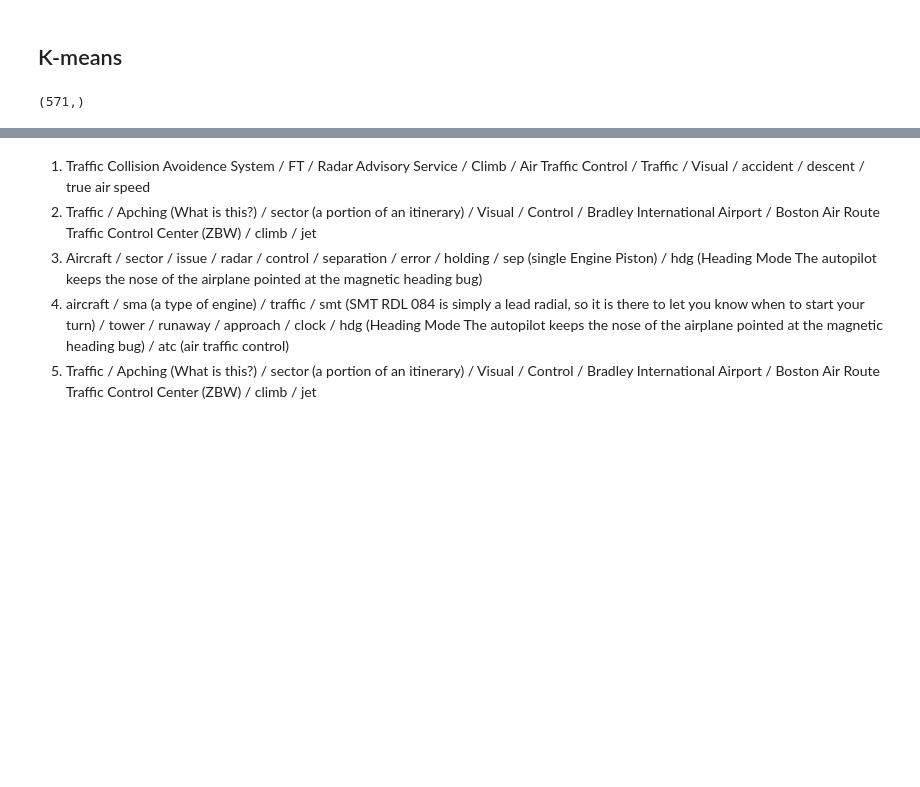
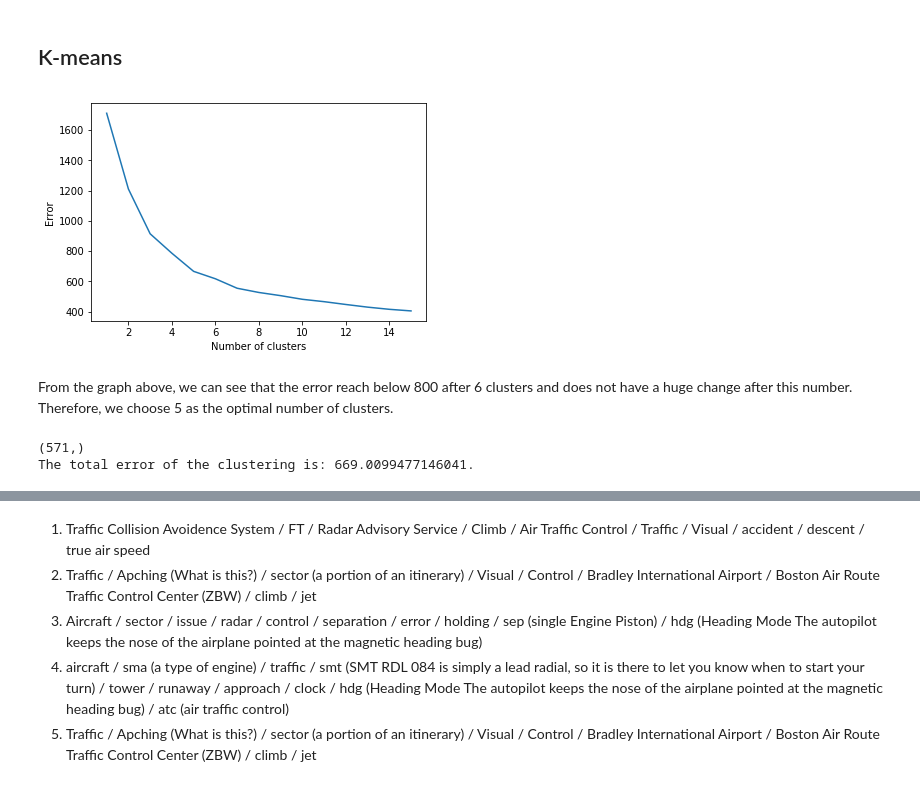
Before and after one commit to lingyigu/acas, a Jupyter notebook: src/03-Clustering.ipynb, the cells around one changed output, grey strips where cells are left out. Drawn from its saved outputs; the diff is of its cells as text; code cells hidden in the pictures; blank space fills up the shorter version.

```diff
--- a/src/03-Clustering.ipynb
+++ b/src/03-Clustering.ipynb
@@ -121,14 +138,39 @@ df_features.head()
 # %% [markdown]
 ## K-means
+# %%
+# Use the k-mean++ algorithm to find cluster
+
+# Find out the optimal number of clusters
+def evaluate_clusters(X,max_clusters):
+    error = np.zeros(max_clusters+1)
+    error[0] = 0;
+    for k in range(1,max_clusters+1):
+        kmeans = KMeans(init='k-means++', n_clusters=k, n_init=10)
+        kmeans.fit_predict(X)
+        error[k] = kmeans.inertia_
+
+    plt.plot(range(1,len(error)),error[1:])
+    plt.xlabel('Number of clusters')
+    plt.ylabel('Error')
+    plt.show()
+
+evaluate_clusters(df_features, 15)
+# %% [output]
+[figure, added]
+# %% [markdown]
+From the graph above, we can see that the error reach below 800 after 6 clusters and does not have a huge change after this number. Therefore, we choose 5 as the optimal number of clusters.
 # %%
 k = 5
 kmeans = KMeans(n_clusters=k, init='k-means++', n_init=1)
 kmeans.fit_predict(df_features)
 Kcentroids = kmeans.cluster_centers_
 Klabels = kmeans.labels_
+Kerror = kmeans.inertia_
 print(Klabels.shape)
+print("The total error of the clustering is: {}.".format(Kerror))
 # %% [output]
 (571,)
+The total error of the clustering is: 669.0099477146041.
 # %%
 # Name k clusters
 Kasc_order_centroids = kmeans.cluster_centers_.argsort()#[:, ::-1]
```
Also changed, not shown: parts of 12 cells of this notebook.
